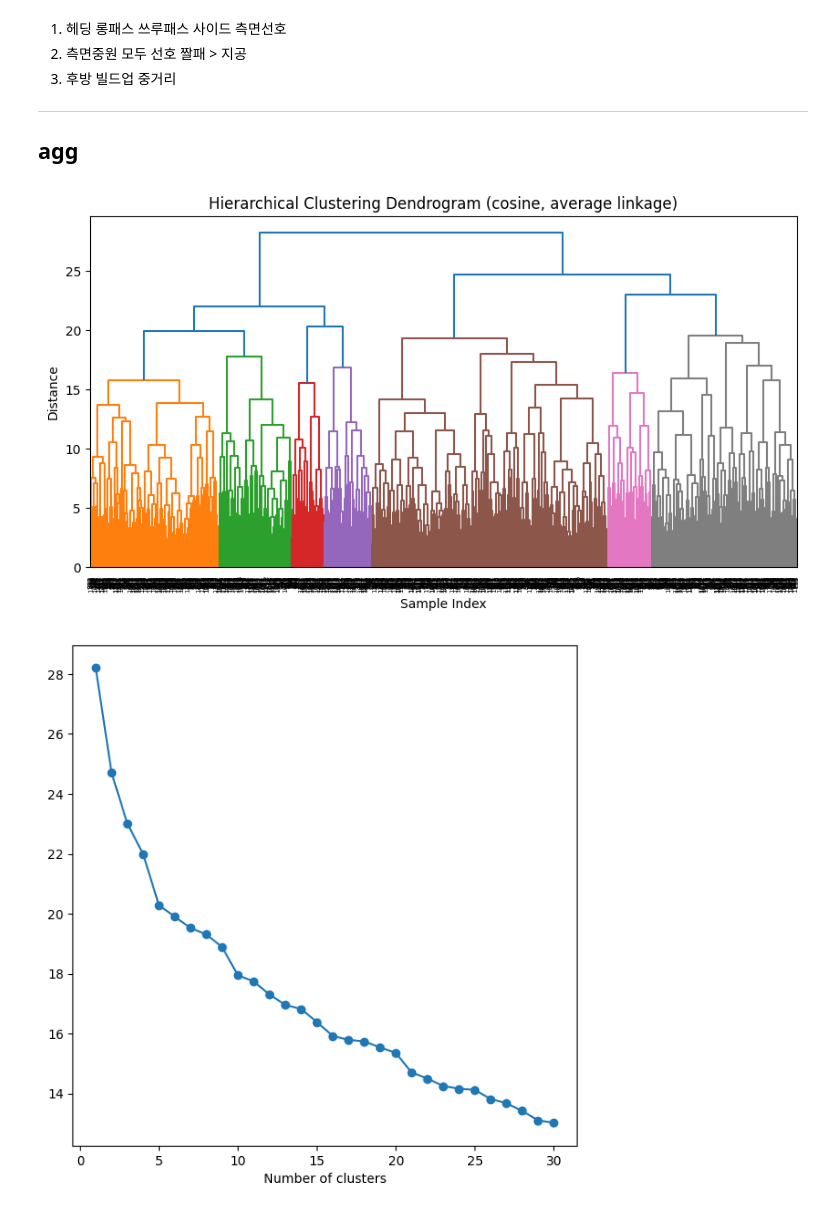
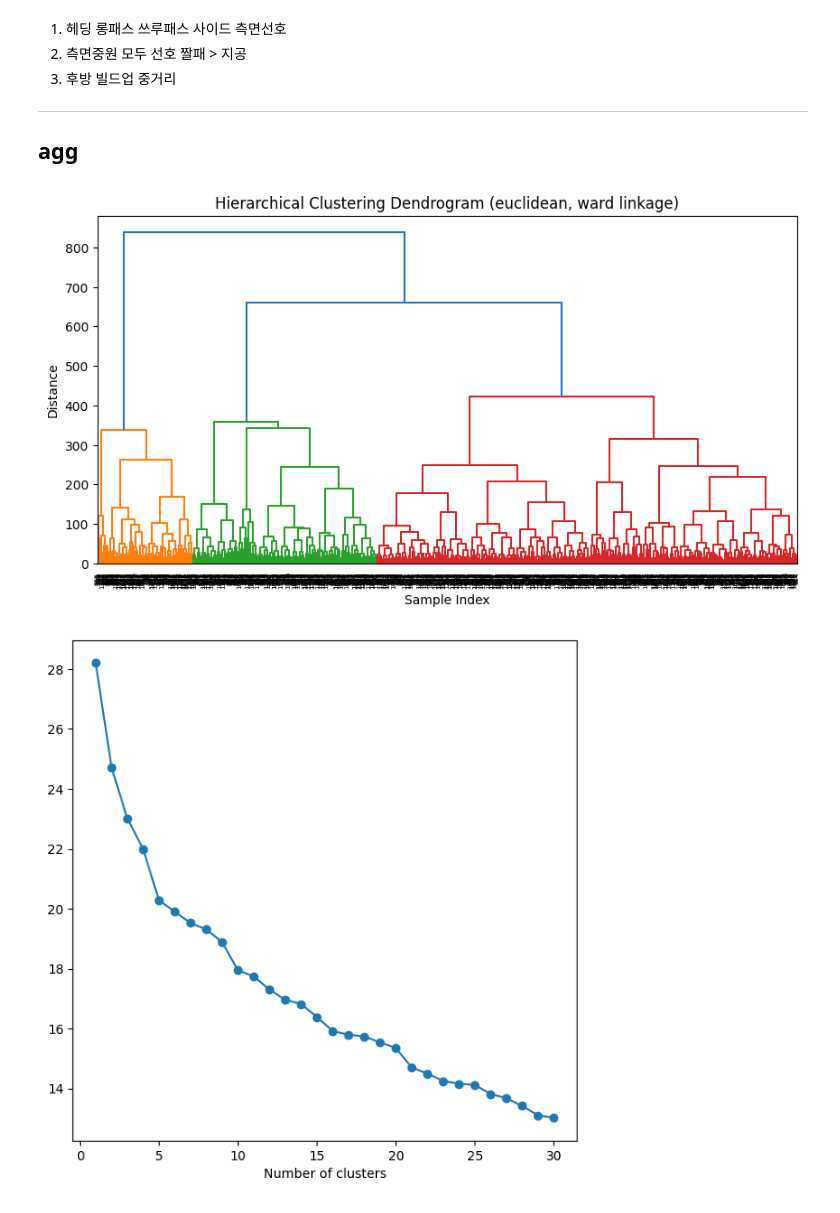
Before and after one commit to pongjin/FIFA_ONLINE4_analysis, a Jupyter notebook: 다른_군집화_코드_모음/pca_euc.ipynb, the cells around one changed output. Drawn from its saved outputs; the diff is of its cells as text; code cells hidden in the pictures.

```diff
--- a/다른_군집화_코드_모음/pca_euc.ipynb
+++ b/다른_군집화_코드_모음/pca_euc.ipynb
@@ -20,7 +20,7 @@ import re
 import matplotlib.pyplot as plt
 import seaborn as sns
 # %%
-user_data = pd.read_csv('/content/drive/MyDrive/평진/데이터분석/FIFA_ONLINE4_analysis/user_data.csv',encoding='cp949',index_col=0)
+user_data = pd.read_csv('/content/drive/MyDrive/평진/데이터분석/FIFA_ONLINE4_analysis/데이터/user_data.csv',encoding='cp949',index_col=0)
 user_data.head()
 # %% [output]
 |  | id_formation | matchType | possession | shootInPenalty | shootHeading | shootOutPenalty | shootTotal | ... |
@@ -409,26 +409,28 @@ df.describe()
 3. 후방 빌드업 중거리
 ***
 ## agg
+# %%
+distances = pairwise_distances(principalDf, metric='euclidean')
 # %%
 from sklearn.cluster import AgglomerativeClustering
 from scipy.cluster.hierarchy import dendrogram, linkage
 from sklearn.metrics.pairwise import cosine_similarity
 
 # 데이터 로드 및 cosine distance 계산
-cos_dist = 1 - cosine_similarity(principalDf)
+#cos_dist = 1 - cosine_similarity(principalDf)
 
 # linkage 계산
-Z = linkage(cos_dist, method='average')
+Z = linkage(distances, method='ward')
 
 # dendrogram 그리기
 plt.figure(figsize=(10, 5))
-plt.title('Hierarchical Clustering Dendrogram (cosine, average linkage)')
+plt.title('Hierarchical Clustering Dendrogram (euclidean, ward linkage)')
 dendrogram(Z)
 plt.xlabel('Sample Index')
 plt.ylabel('Distance')
 plt.show()
 # %% [output]
-[figure, old version]
+[figure, new version]
 # %%
 # Elbow Method로 최적의 군집 수 찾기
 last = Z[-30:, 2]
```
Also changed, not shown: parts of 4 cells of this notebook, 6 other files.
